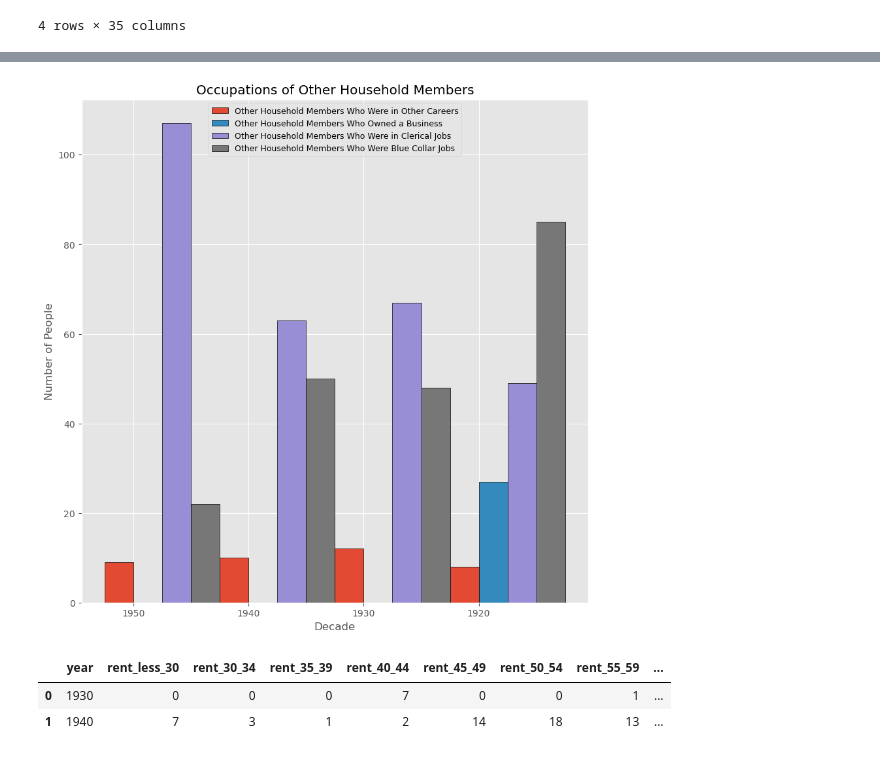
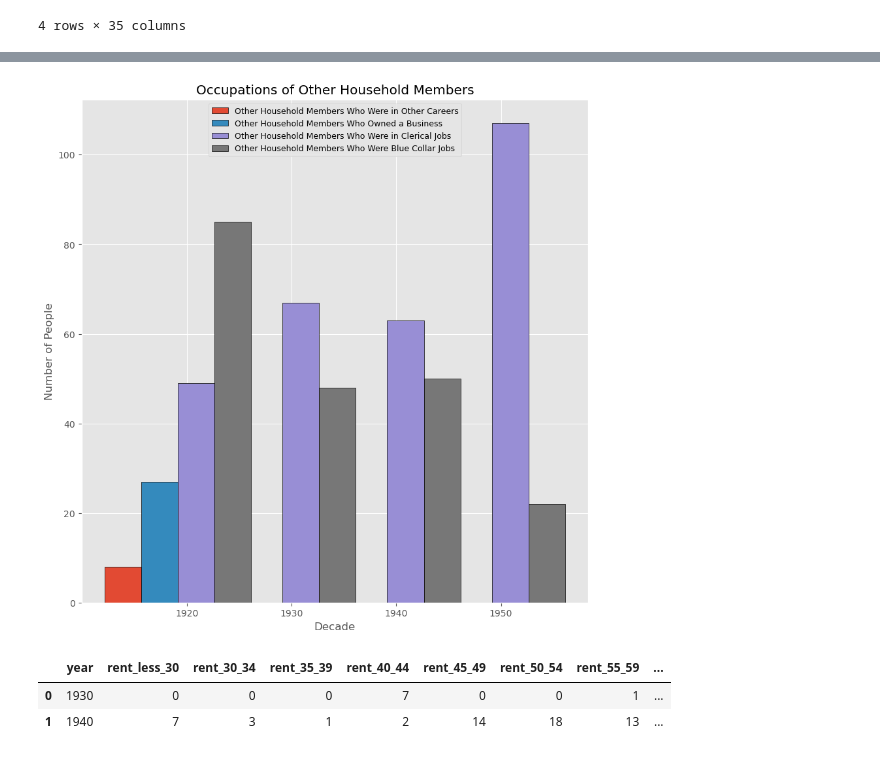
Before and after one commit to LDeYoung17/jackson-heights-analysis, a Jupyter notebook: notebooks/EDA.ipynb, the cells around one changed output, grey strips where cells are left out. Drawn from its saved outputs; the diff is of its cells as text; code cells hidden in the pictures.

Commit message:
fixed dates on graphs

```diff
--- a/notebooks/EDA.ipynb
+++ b/notebooks/EDA.ipynb
@@ -251,7 +251,7 @@ display(df_demo)
 | 3 | 1950 | 100 | 100 | 184 | 7 | 14 | 22 | ... |
 4 rows × 35 columns
 # %%
-df_demo_numbers = df_demo.groupby(['num_prof_head', 'num_manage_head', 'num_owner_head', 'num_manage_other', 'num_owner_other', 'num_pub_serv_other', 'num_cler_other', 'num_blue_other'])['year'].max().sort_values(ascending=False)
+df_demo_numbers = df_demo.groupby(['num_prof_head', 'num_manage_head', 'num_owner_head', 'num_manage_other', 'num_owner_other', 'num_pub_serv_other', 'num_cler_other', 'num_blue_other'])['year'].max().sort_values(ascending=True)
 df_demo_numbers = df_demo_numbers.reset_index().rename(columns={0: 'num_prof_head', 1: 'num_manage_head', 2: 'num_owner_head', 3: 'num_manage_other', 4: 'num_owner_other', 5: 'num_pub_serv_other', 6: 'num_cler_other', 7: 'num_cler_other', 8: 'num_blue_other', 'year': 'year'})
 display(df_demo_numbers)
 
@@ -262,6 +262,7 @@ plt.figure(figsize=(8, 8))
 plt.bar(r, df_demo_numbers['num_prof_head'],
         width = width, edgecolor = 'black',
         label='Heads of Household Who Were in Professional Careers')
+
 
 plt.bar(r + width, df_demo_numbers['num_manage_head'],
         width = width, edgecolor = 'black',
@@ -281,8 +282,8 @@ plt.title('Occupations of the Heads of Household')
 
 
 # plt.grid(linestyle='--')
-plt.xticks(r + width/2,['1950', '1940', '1930', '1920'])
-plt.legend(loc='upper left', fontsize=9)
+plt.xticks(r + width/2,['1920', '1930', '1940', '1950'])
+plt.legend(loc='upper right', fontsize=9)
 
 plt.show()
 # %% [output]
@@ -295,36 +296,36 @@ plt.show()
 # %%
 n=4
 r = np.arange(n)
-width = 0.25
+width = 0.35
 plt.figure(figsize=(10, 10))
 plt.bar(r, df_demo_numbers['num_manage_other'],
         width = width, edgecolor = 'black',
         label='Other Household Members Who Were in Other Careers')
 
 plt.bar(r + width, df_demo_numbers['num_owner_other'],
         width = width, edgecolor = 'black',
         label='Other Household Members Who Owned a Business')
 
 plt.bar(r + width*2, df_demo_numbers['num_cler_other'],
         width = width, edgecolor = 'black',
         label='Other Household Members Who Were in Clerical Jobs')
 
 plt.bar(r + width*3, df_demo_numbers['num_blue_other'],
         width = width, edgecolor = 'black',
         label='Other Household Members Who Were Blue Collar Jobs')
 
 plt.xlabel('Decade')
 plt.ylabel('Number of People')
 plt.title('Occupations of Other Household Members')
 
 
 # plt.grid(linestyle='--')
-plt.xticks(r + width/2,['1950', '1940', '1930', '1920'])
+plt.xticks(r + (width*1.75),['1920', '1930', '1940', '1950'])
 plt.legend(loc='upper center', fontsize=9)
 
 plt.show()
 # %% [output]
-[figure, old version]
+[figure, new version]
 # %%
 display(df_rent.head())
 df_rent.info()
```
Also changed, not shown: parts of 5 cells of this notebook.
